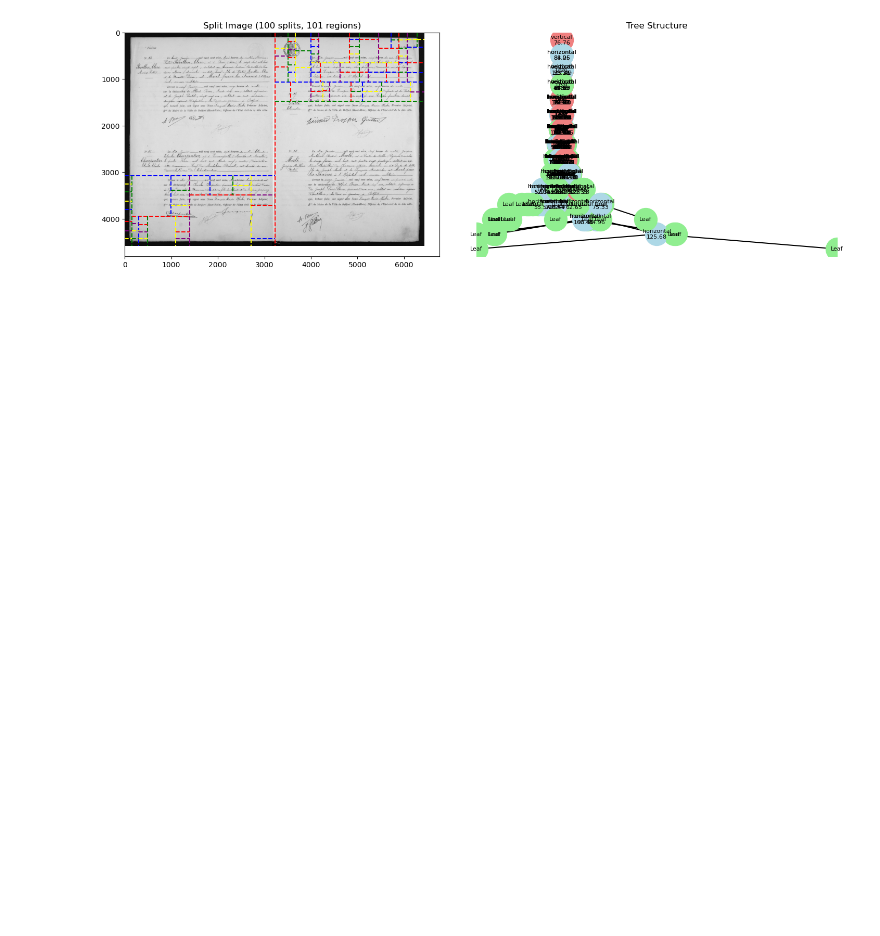
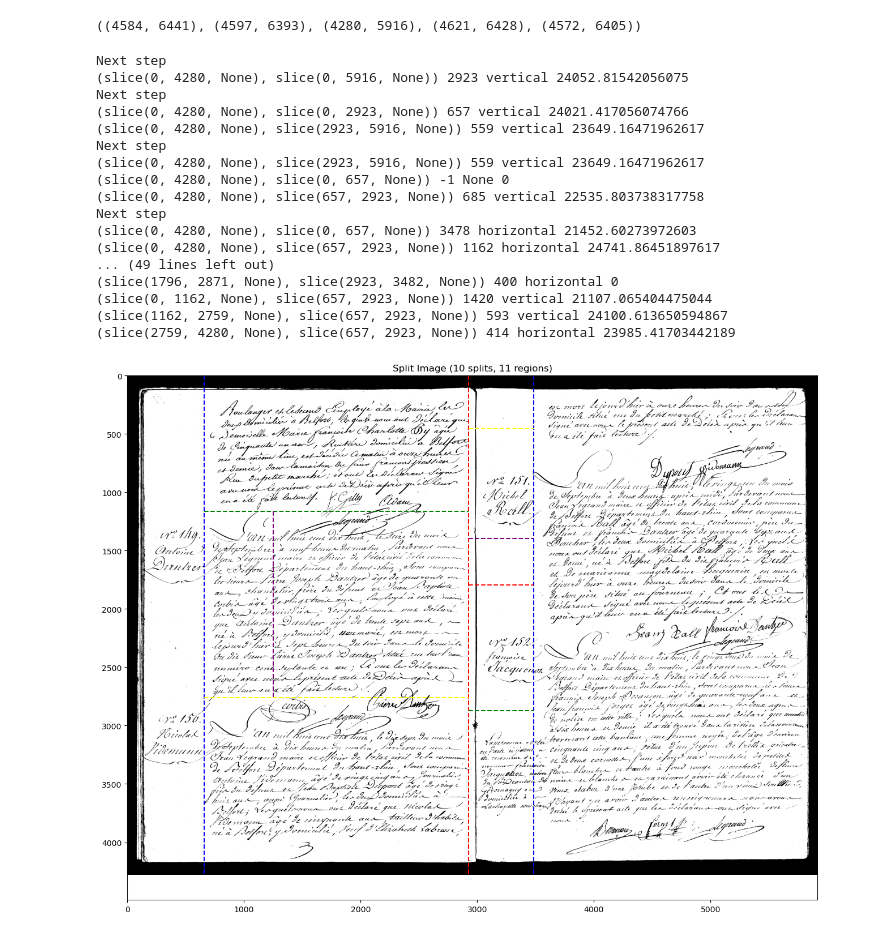
Before and after one commit to gabriel-frossard/DL-for-Belfort-Archives, a Jupyter notebook: Segmentations Tools/Iterative Split Class.ipynb, the cells around one changed output. Cells and saved outputs as stored; diff of their text form; code cells hidden in the pictures; blank space fills up the shorter version.

Commit message:
Updating Iterative split class method

```diff
--- a/Segmentations Tools/Iterative Split Class.ipynb
+++ b/Segmentations Tools/Iterative Split Class.ipynb
@@ -20,3 +24,12 @@ gray_image0.shape, gray_image1.shape, gray_image2.shape
+# %%
+(thresh, binary_image0) = cv2.threshold(gray_image0, 150, 255, cv2.THRESH_BINARY)
+(thresh, binary_image1) = cv2.threshold(gray_image1, 150, 255, cv2.THRESH_BINARY)
+(thresh, binary_image2) = cv2.threshold(gray_image2, 150, 255, cv2.THRESH_BINARY)
+(thresh, binary_image3) = cv2.threshold(gray_image3, 150, 255, cv2.THRESH_BINARY)
+(thresh, binary_image4) = cv2.threshold(gray_image4, 150, 255, cv2.THRESH_BINARY)
+binary_image0.shape, binary_image1.shape, binary_image2.shape, binary_image3.shape, binary_image4.shape
+# %% [output]
+((4584, 6441), (4597, 6393), (4280, 5916), (4621, 6428), (4572, 6405))
 # %%
 def create_test_pattern(height=100, width=150):
     """Create a test binary image with multiple regions"""
@@ -97,2 +80,35 @@ class Node:
+# %%
+@dataclass
+class Node:
+    """
+    Tree node representing an image region and its split
+    Args:
+       image: A binary image
+       bbox: Bounding box in original image coordinates
+    """
+    image: np.ndarray
+    bbox:  Tuple[slice, slice]  # Bounding box in original image coordinates
+    split_pos: int = -1
+    direction: Optional[str] = None
+    ratio: float = 0
+    left:  Optional['Node'] = None
+    right: Optional['Node'] = None
+
+    def __eq__(self, other):
+        if not isinstance(other, Node):
+            return False
+        return (self.bbox == other.bbox and
+                self.split_pos == other.split_pos and
+                self.direction == other.direction)
+
+    def __src__(self, other):
+        return(str(bbox[0]),",",str(bbox[1]))
+
+    def __hash__(self):
+        return hash((self.bbox, self.split_pos, self.direction))
+
+    @property
+    def is_leaf(self):
+        return self.left is None and self.right is None
 # %%
 class ImageSplitter:
@@ -366,14 +285,31 @@ class ImageSplitter:
 # %%
 # Create test image
 #image = create_test_pattern(height=100, width=150)
 #image= gray_image[500:1000, 1000:2150]
 # Create splitter instance
-splitter = ImageSplitter(gray_image0, max_splits=100, margin=150, min_ratio=-1)
+splitter = ImageSplitter(binary_image2, max_splits=10, bandwidth=100, margin=400, min_ratio=0)
 
 # Perform splitting
 splitter.split()
 
 # Visualize results
 splitter.visualize()
 # %% [output]
+Next step
+(slice(0, 4280, None), slice(0, 5916, None)) 2923 vertical 24052.81542056075
+Next step
+(slice(0, 4280, None), slice(0, 2923, None)) 657 vertical 24021.417056074766
+(slice(0, 4280, None), slice(2923, 5916, None)) 559 vertical 23649.16471962617
+Next step
+(slice(0, 4280, None), slice(2923, 5916, None)) 559 vertical 23649.16471962617
+(slice(0, 4280, None), slice(0, 657, None)) -1 None 0
+(slice(0, 4280, None), slice(657, 2923, None)) 685 vertical 22535.803738317758
+Next step
+(slice(0, 4280, None), slice(0, 657, None)) 3478 horizontal 21452.60273972603
+(slice(0, 4280, None), slice(657, 2923, None)) 1162 horizontal 24741.86451897617
+... (49 lines left out)
+(slice(1796, 2871, None), slice(2923, 3482, None)) 400 horizontal 0
+(slice(0, 1162, None), slice(657, 2923, None)) 1420 vertical 21107.065404475044
+(slice(1162, 2759, None), slice(657, 2923, None)) 593 vertical 24100.613650594867
+(slice(2759, 4280, None), slice(657, 2923, None)) 414 horizontal 23985.41703442189
-[figure, old version]
+[figure, new version]
```
Also changed, not shown: parts of 5 cells of this notebook.
